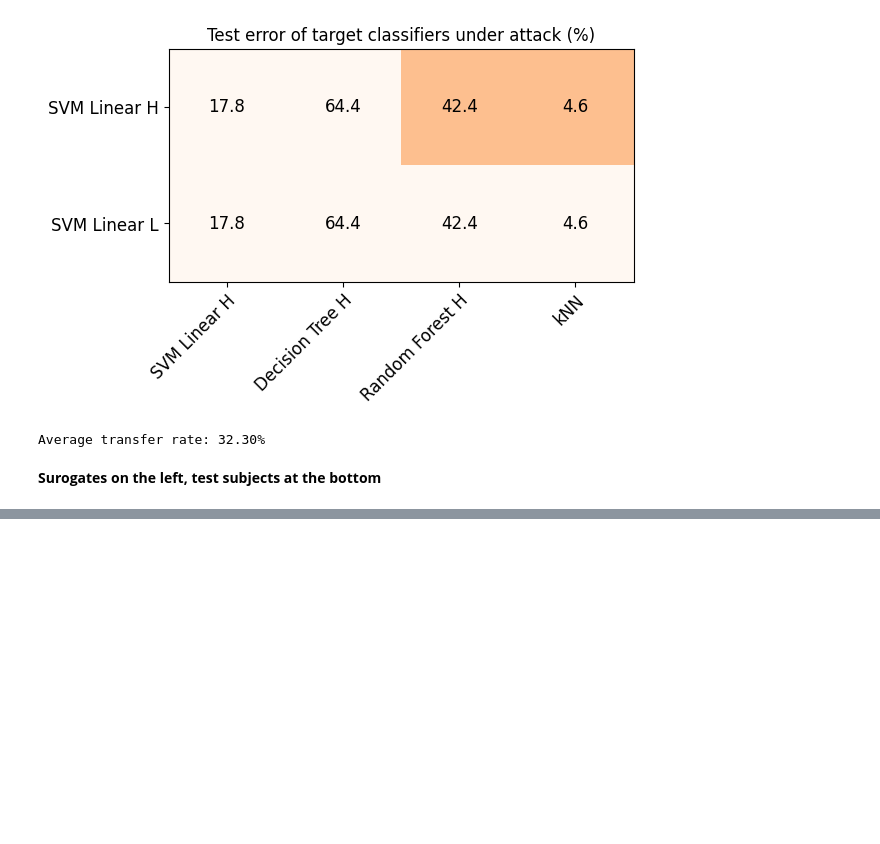
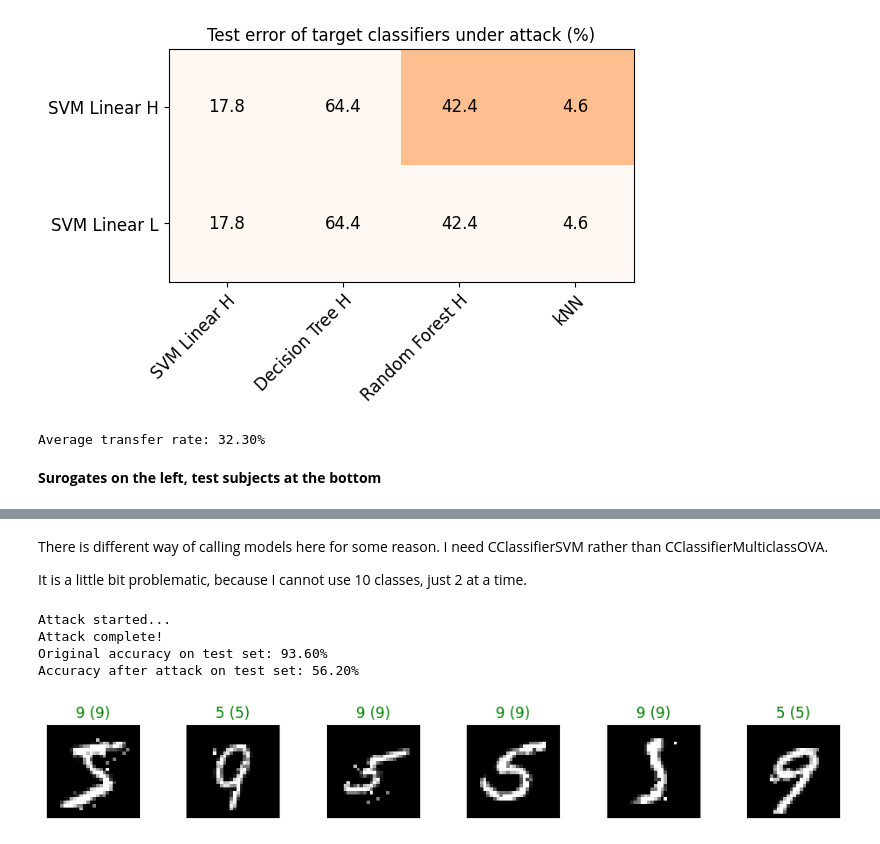
Before and after one commit to Pabilito/AI-paper-results-reproduction, a Jupyter notebook: AI_Project.ipynb, the cells around one changed output, grey strips where cells are left out. Drawn from its saved outputs; the diff is of its cells as text; code cells hidden in the pictures; blank space fills up the shorter version.

Commit message:
adding poisoning

```diff
--- a/AI_Project.ipynb
+++ b/AI_Project.ipynb
@@ -402,0 +454,40 @@ Average transfer rate: 32.30%
+# %% [markdown]
+There is different way of calling models here for some reason. I need CClassifierSVM rather than CClassifierMulticlassOVA.
+
+It is a little bit problematic, because I cannot use 10 classes, just 2 at a time.
+# %%
+pois_attack = CAttackPoisoningSVM(classifier=clf,
+                                  training_data=tr,
+                                  val=val,
+                                  lb=lb, ub=ub,
+                                  solver_params=solver_params,
+                                  random_seed=random_state)
+pois_attack.n_points = n_poisoning_points
+
+# Run the poisoning attack
+print("Attack started...")
+pois_y_pred, _, pois_points_ds, _ = pois_attack.run(ts.X, ts.Y)
+print("Attack complete!")
+
+# Evaluate the accuracy of the original classifier
+acc = metric.performance_score(y_true=ts.Y, y_pred=clf.predict(ts.X))
+# Evaluate the accuracy after the poisoning attack
+pois_acc = metric.performance_score(y_true=ts.Y, y_pred=pois_y_pred)
+
+print("Original accuracy on test set: {:.2%}".format(acc))
+print("Accuracy after attack on test set: {:.2%}".format(pois_acc))
+
+# Training of the poisoned classifier for visualization purposes
+pois_clf = clf.deepcopy()
+pois_tr = tr.append(pois_points_ds)  # Join the training set with the poisoning points
+pois_clf.fit(pois_tr.X, pois_tr.Y)
+
+#Show results
+show_digits(pois_points_ds.X, pois_clf.predict(pois_points_ds.X),
+            pois_points_ds.Y, digits)
+# %% [output]
+Attack started...
+Attack complete!
+Original accuracy on test set: 93.60%
+Accuracy after attack on test set: 56.20%
+[figure, added]
```
Also changed, not shown: parts of 7 cells of this notebook.
